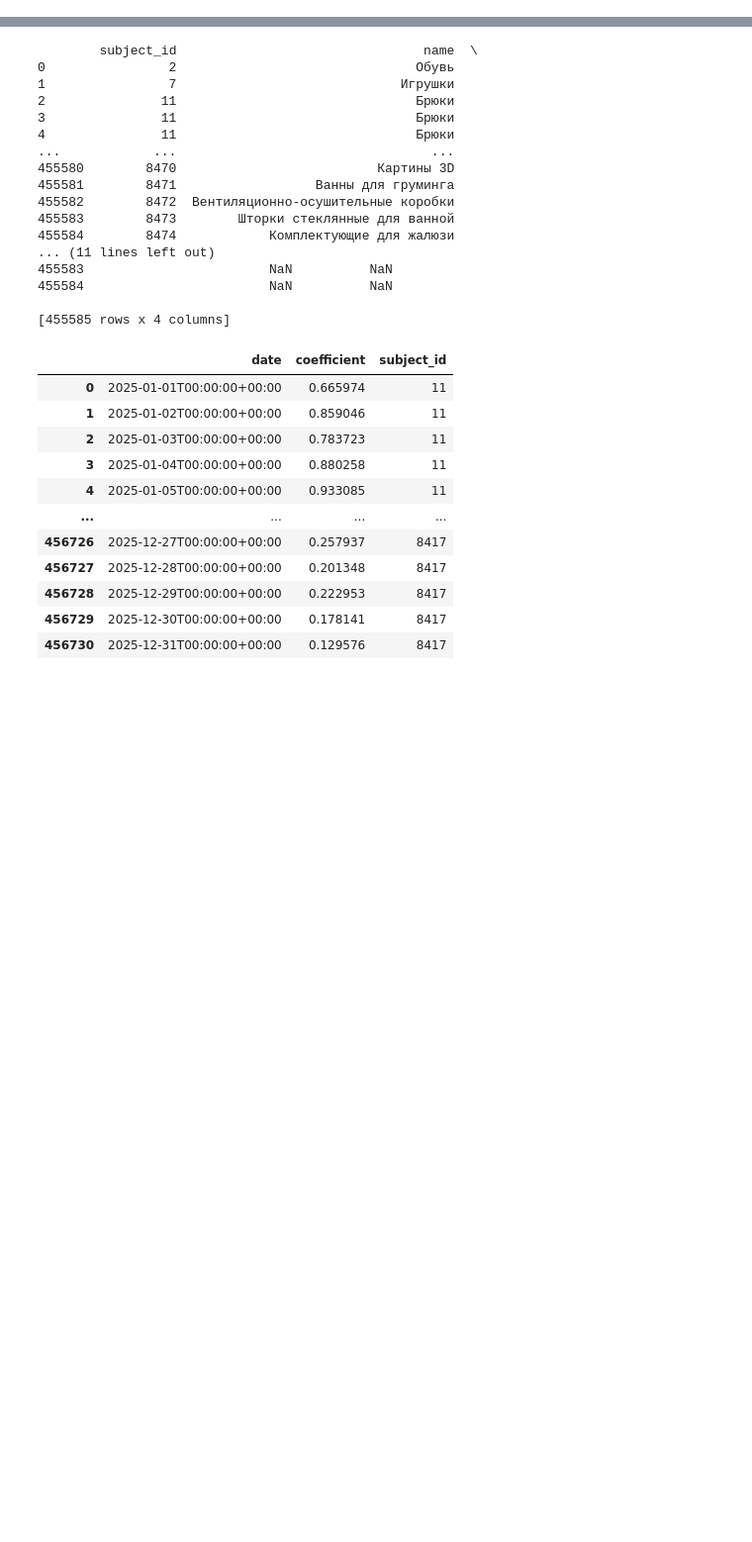
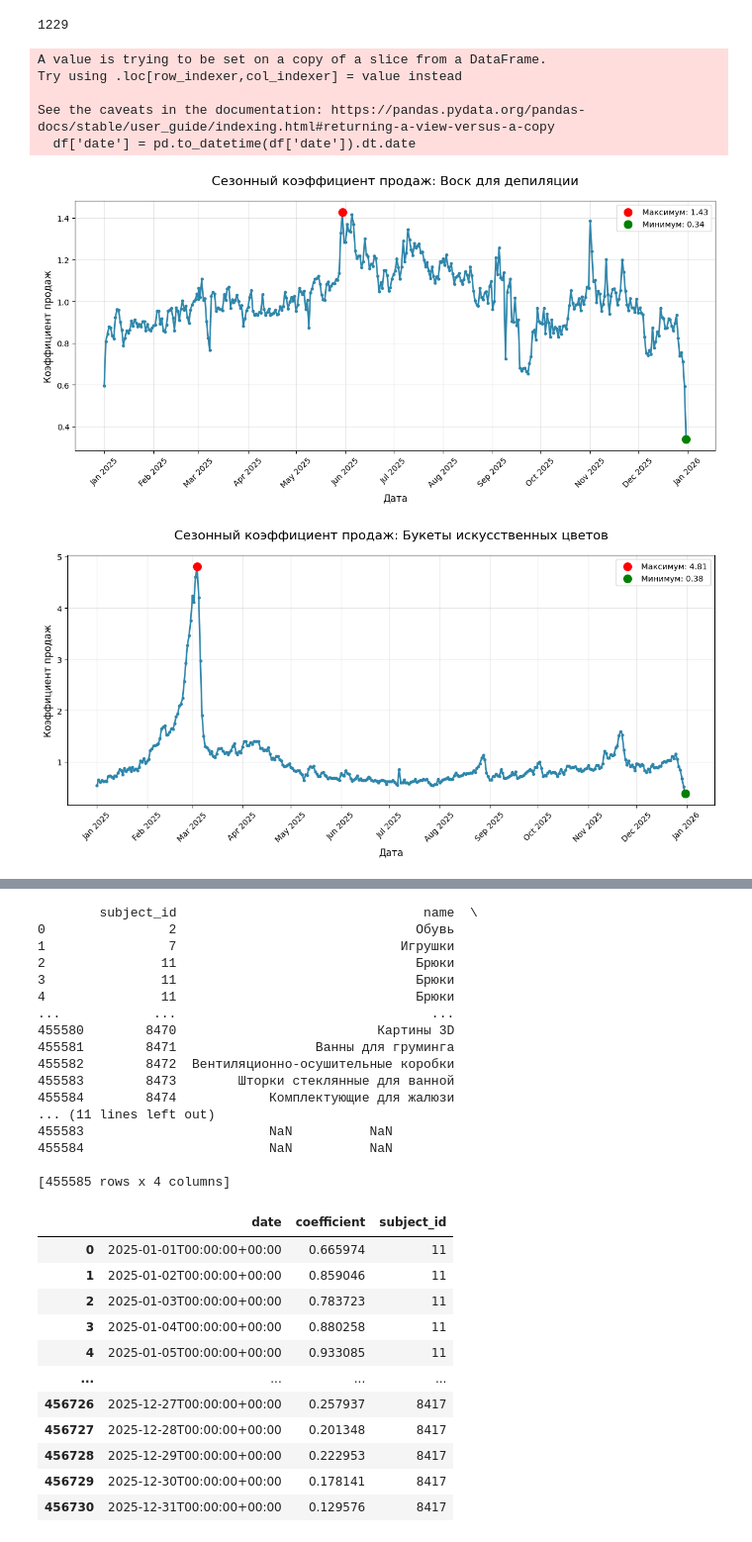
Before and after one commit to vnaumq/mini-dwh-sales-pipeline, a Jupyter notebook: dags/parsing.ipynb, the cells around one changed output, grey strips where cells are left out. Shown at 99% size. Saved outputs shown, nothing was run; the diff lists cells and outputs as text; code cells hidden in the pictures; blank space fills up the shorter version.

```diff
--- a/dags/parsing.ipynb
+++ b/dags/parsing.ipynb
@@ -13,0 +46,7 @@ pd.set_option("display.max_columns", None)
+# %%
+info_subjects = info_subjects[['name', 'subjectId']]
+info_subjects[['name', 'subject_id']] = info_subjects[['name', 'subjectId']]
+# %%
+season = pd.merge(info_subjects, season_ratio, how='left', on=['subject_id'])
+# %%
+season = season[season['date'].notnull()]
@@ -13,0 +69,6 @@ pd.set_option("display.max_columns", None)
+# %%
+len(season['name'].unique())
+# %% [output]
+1229
+# %%
+df = season
@@ -13,0 +80,55 @@ pd.set_option("display.max_columns", None)
+# %%
+df['date'] = pd.to_datetime(df['date']).dt.date
+figsize=(12, 6)
+
+selected_names = [
+    "Воск для депиляции",
+    "Букеты искусственных цветов",   # если есть (аналогично)
+]
+
+# Группируем по названию категории
+for name in selected_names:
+    subset = df[df['name'] == name]
+
+    if subset.empty:
+        print(f"Предупреждение: Категория '{name}' не найдена в данных.")
+        continue
+
+    # Сортируем по дате
+    subset = subset.sort_values('date')
+
+    dates = subset['date']
+    coeffs = subset['coefficient']
+
+    plt.figure(figsize=figsize)
+    plt.plot(dates, coeffs, marker='o', linewidth=2, markersize=3, color='#2E86AB')
+
+    plt.title(f"Сезонный коэффициент продаж: {name}", fontsize=16, pad=20)
+    plt.xlabel("Дата", fontsize=12)
+    plt.ylabel("Коэффициент продаж", fontsize=12)
+    plt.grid(True, alpha=0.3)
+
+    # Красивые подписи месяцев на оси X
+    plt.gca().xaxis.set_major_formatter(plt.matplotlib.dates.DateFormatter('%b %Y'))
+    plt.gca().xaxis.set_major_locator(plt.matplotlib.dates.MonthLocator(interval=1))
+    plt.xticks(rotation=45)
+
+    # Подсвечиваем пики и минимумы
+    max_idx = coeffs.idxmax()
+    min_idx = coeffs.idxmin()
+    plt.scatter(subset.loc[max_idx, 'date'], coeffs.max(), color='red', s=100, zorder=5, label=f"Максимум: {coeffs.max():.2f}")
+    plt.scatter(subset.loc[min_idx, 'date'], coeffs.min(), color='green', s=100, zorder=5, label=f"Минимум: {coeffs.min():.2f}")
+    plt.legend()
+
+    plt.tight_layout()
+
+    plt.show()
+    plt.close()
+# %% [output]
+A value is trying to be set on a copy of a slice from a DataFrame.
+Try using .loc[row_indexer,col_indexer] = value instead
+
+See the caveats in the documentation: https://pandas.pydata.org/pandas-docs/stable/user_guide/indexing.html#returning-a-view-versus-a-copy
+  df['date'] = pd.to_datetime(df['date']).dt.date
+[figure, added]
+[figure, added]
```
Also changed, not shown: parts of 10 cells of this notebook, 28 other files.
